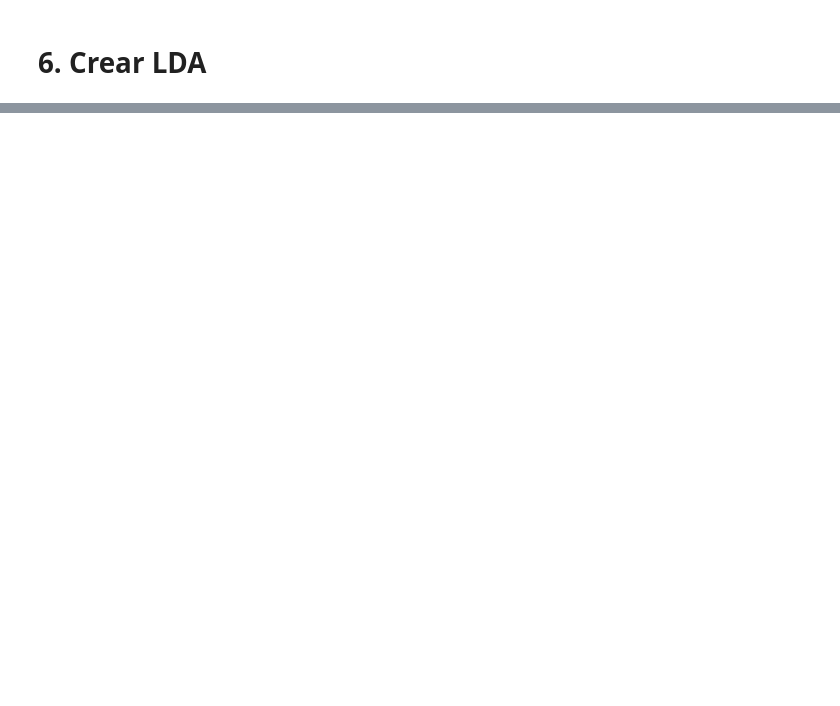
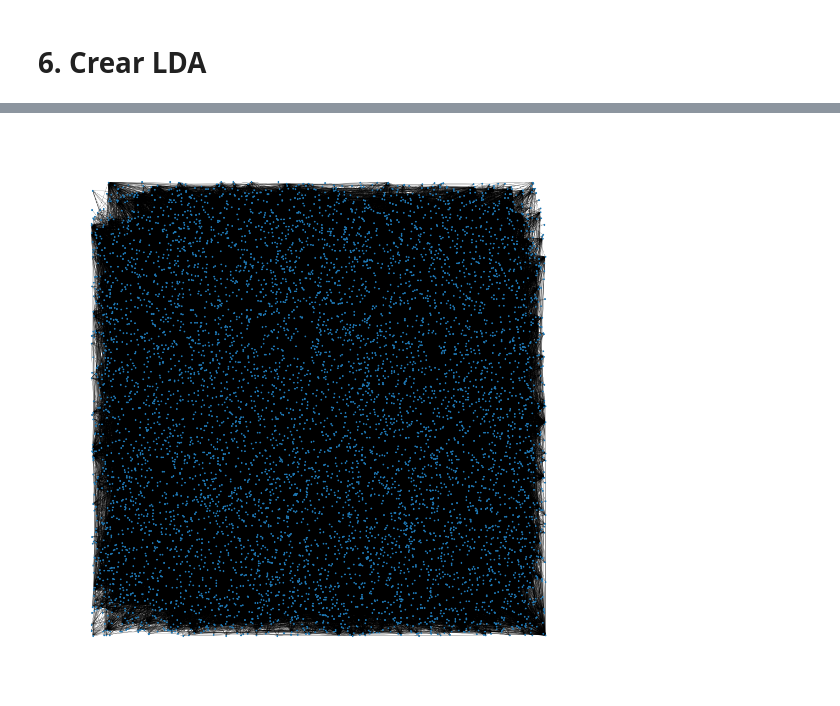
Before and after one commit to alba-muma/NLP, a Jupyter notebook: lda/Topic_Modelling.ipynb, the cells around one changed output, grey strips where cells are left out. Saved outputs shown, nothing was run; the diff lists cells and outputs as text; code cells hidden in the pictures; blank space fills up the shorter version.

```diff
--- a/lda/Topic_Modelling.ipynb
+++ b/lda/Topic_Modelling.ipynb
@@ -297,0 +470,10 @@ WARNING:gensim.models.ldamodel:too few updates, training might not converge; con
+# %%
+# Compute BC similarity
+# <SOL>
+sqrtX = np.sqrt(X)
+S = sqrtX.dot(sqrtX.T)
+
+print('Size of S', S.shape)
+print('Number of non-zero components in S:', S.nnz)
+print(f'Proportion of non-zero components: {S.nnz / n_docs**2 * 100} % ')
+# </SOL>
@@ -297,0 +556,11 @@ WARNING:gensim.models.ldamodel:too few updates, training might not converge; con
+# %%
+# <SOL>
+# Nodes of the LCC
+nodes_lcc = max(nx.connected_components(G), key=len)
+G_lcc = G.subgraph(nodes_lcc).copy()
+
+plt.figure(figsize=(10,10))
+nx.draw(G_lcc, positions, node_size=2, width=0.2)
+# </SOL>
+# %% [output]
+[figure, added]
```
Also changed, not shown: parts of 34 cells of this notebook.
